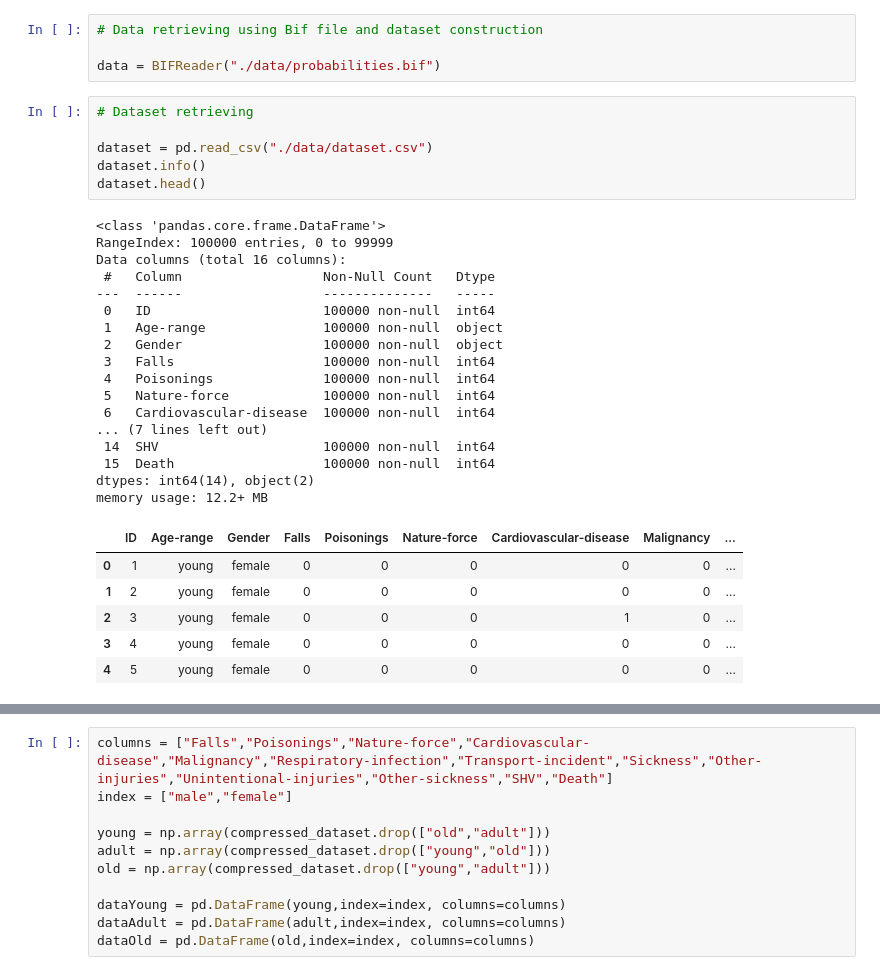
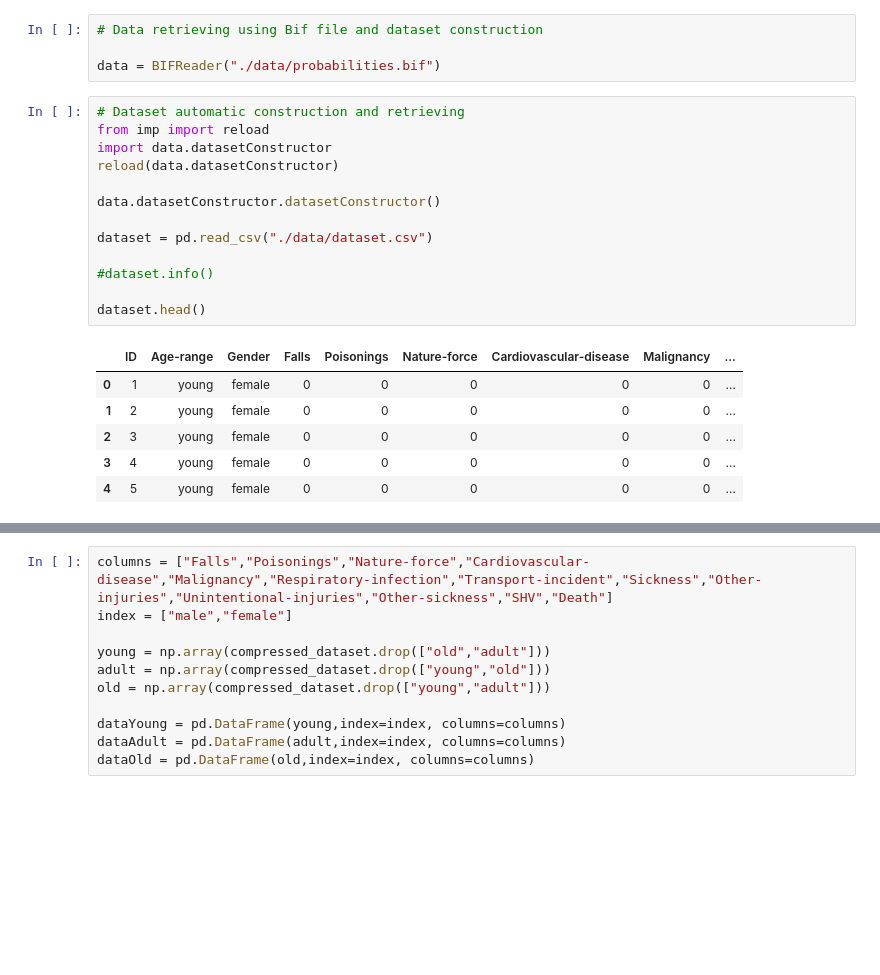
Before and after one commit to AndreaZecca/ByeBayes, a Jupyter notebook: project.ipynb, the cells around one changed output, grey strips where cells are left out. Saved outputs shown, nothing was run; the diff lists cells and outputs as text; blank space fills up the shorter version.

Commit message:
New dataset and inference calculation.
Co-authored-by: AndreaZecca <AndreaZecca@users.noreply.github.com>
Co-authored-by: JosephCarrino <JosephCarrino@users.noreply.github.com>

```diff
--- a/project.ipynb
+++ b/project.ipynb
@@ -59,33 +59,23 @@ draw_graph(manualConstructedModel)
 
 data = BIFReader("./data/probabilities.bif")
 # %%
-# Dataset retrieving
+# Dataset automatic construction and retrieving
+from imp import reload
+import data.datasetConstructor
+reload(data.datasetConstructor)
+
+data.datasetConstructor.datasetConstructor()
 
 dataset = pd.read_csv("./data/dataset.csv")
-dataset.info()
+
+#dataset.info()
+
 dataset.head()
 # %% [output]
-<class 'pandas.core.frame.DataFrame'>
-RangeIndex: 100000 entries, 0 to 99999
-Data columns (total 16 columns):
- #   Column                  Non-Null Count   Dtype
----  ------                  --------------   -----
- 0   ID                      100000 non-null  int64
- 1   Age-range               100000 non-null  object
- 2   Gender                  100000 non-null  object
- 3   Falls                   100000 non-null  int64
- 4   Poisonings              100000 non-null  int64
- 5   Nature-force            100000 non-null  int64
- 6   Cardiovascular-disease  100000 non-null  int64
-... (7 lines left out)
- 14  SHV                     100000 non-null  int64
- 15  Death                   100000 non-null  int64
-dtypes: int64(14), object(2)
-memory usage: 12.2+ MB
 |  | ID | Age-range | Gender | Falls | Poisonings | Nature-force | Cardiovascular-disease | Malignancy | ... |
 | 0 | 1 | young | female | 0 | 0 | 0 | 0 | 0 | ... |
 | 1 | 2 | young | female | 0 | 0 | 0 | 0 | 0 | ... |
-| 2 | 3 | young | female | 0 | 0 | 0 | 1 | 0 | ... |
+| 2 | 3 | young | female | 0 | 0 | 0 | 0 | 0 | ... |
 | 3 | 4 | young | female | 0 | 0 | 0 | 0 | 0 | ... |
 | 4 | 5 | young | female | 0 | 0 | 0 | 0 | 0 | ... |
 # %%
```
Also changed, not shown: parts of 8 cells of this notebook, 4 other files.
